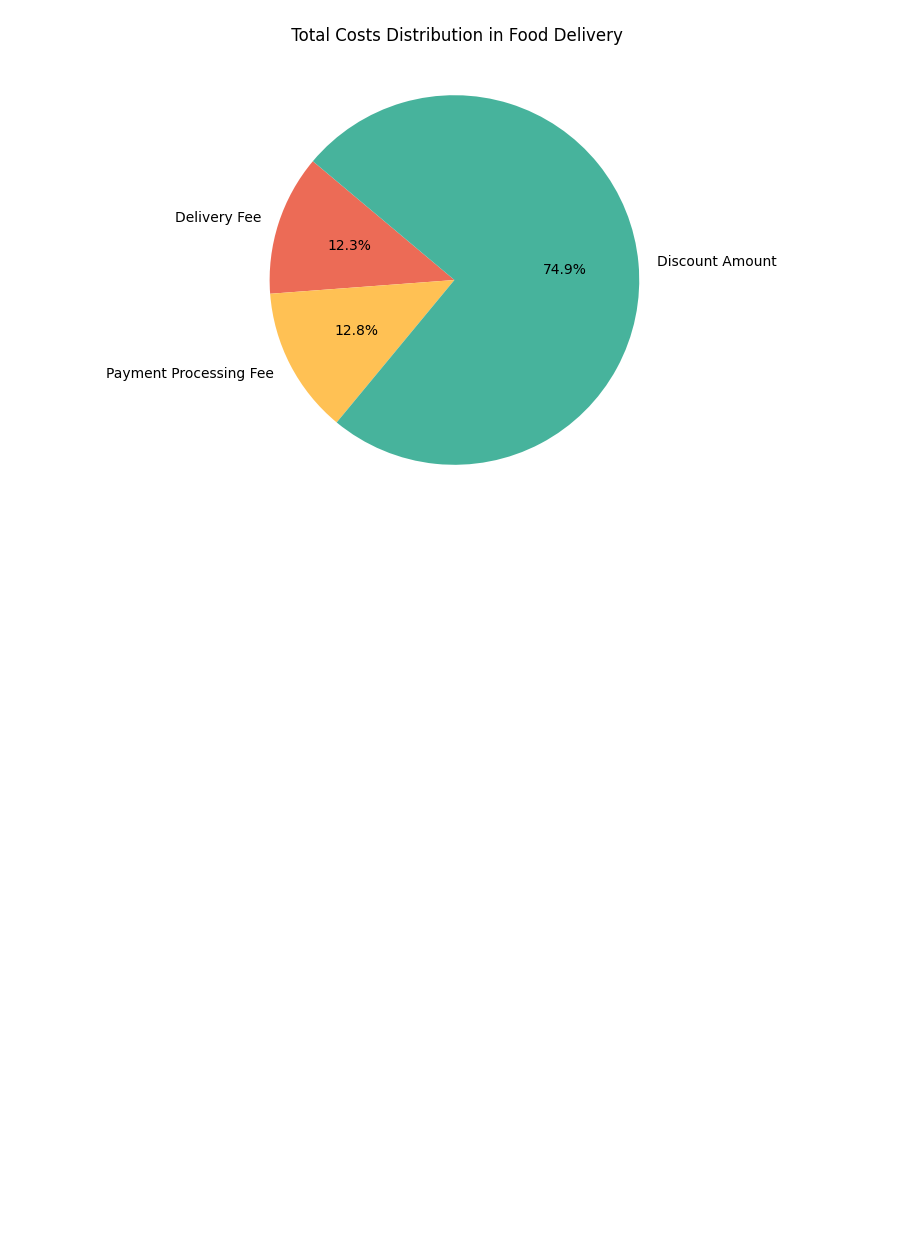
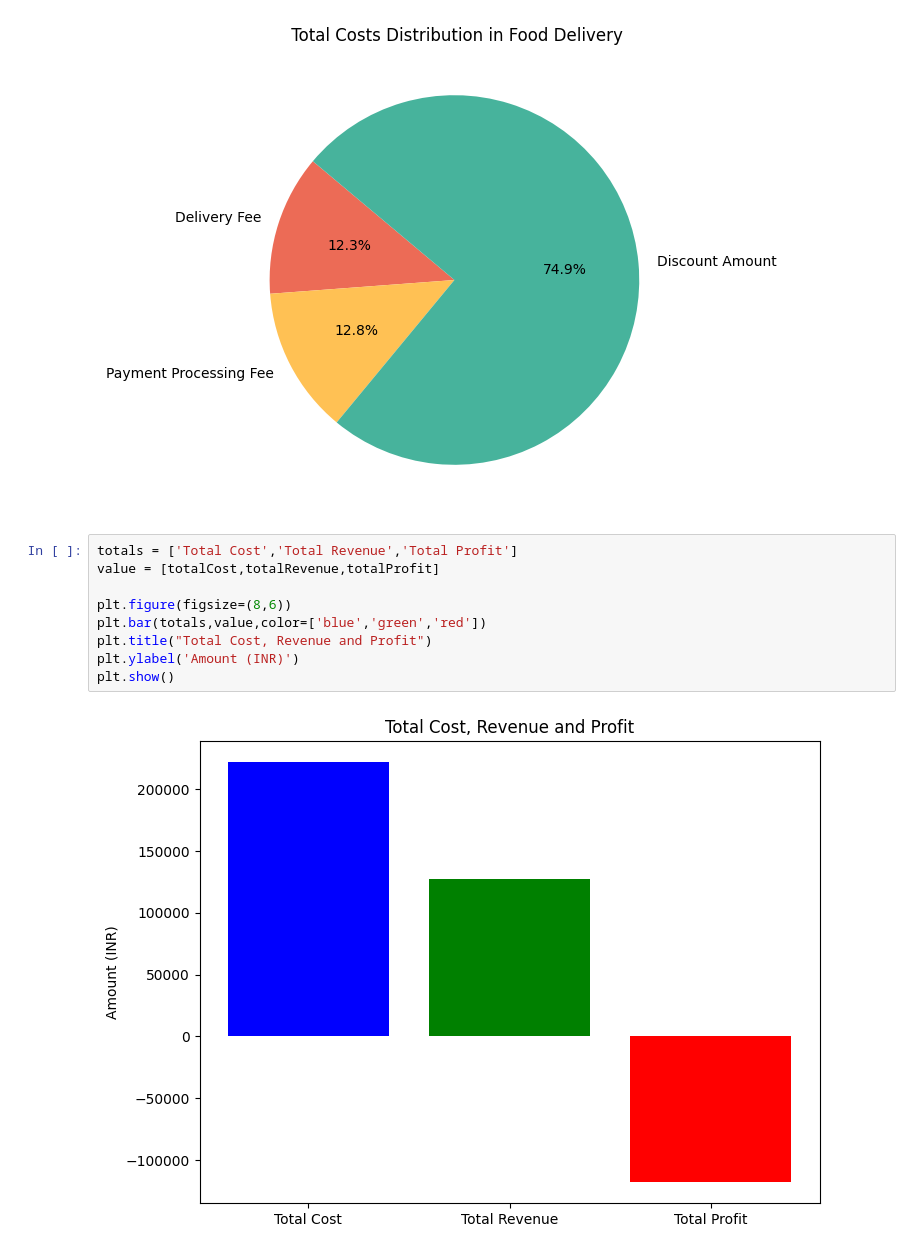
Before and after one commit to jainPrabhanshu/Food-Delivery-Cost-and-Profit-Analysis, a Jupyter notebook: Food Delivery Cost and Profit.ipynb, the cells around one changed output. Saved outputs shown, nothing was run; the diff lists cells and outputs as text; blank space fills up the shorter version.

```diff
--- a/Food Delivery Cost and Profit.ipynb
+++ b/Food Delivery Cost and Profit.ipynb
@@ -147,3 +147,14 @@ plt.title(' Total Costs Distribution in Food Delivery')
 plt.show()
 # %% [output]
 [figure]
+# %%
+totals = ['Total Cost','Total Revenue','Total Profit']
+value = [totalCost,totalRevenue,totalProfit]
+
+plt.figure(figsize=(8,6))
+plt.bar(totals,value,color=['blue','green','red'])
+plt.title("Total Cost, Revenue and Profit")
+plt.ylabel('Amount (INR)')
+plt.show()
+# %% [output]
+[figure, added]
```
Also changed, not shown: parts of 3 cells of this notebook.
